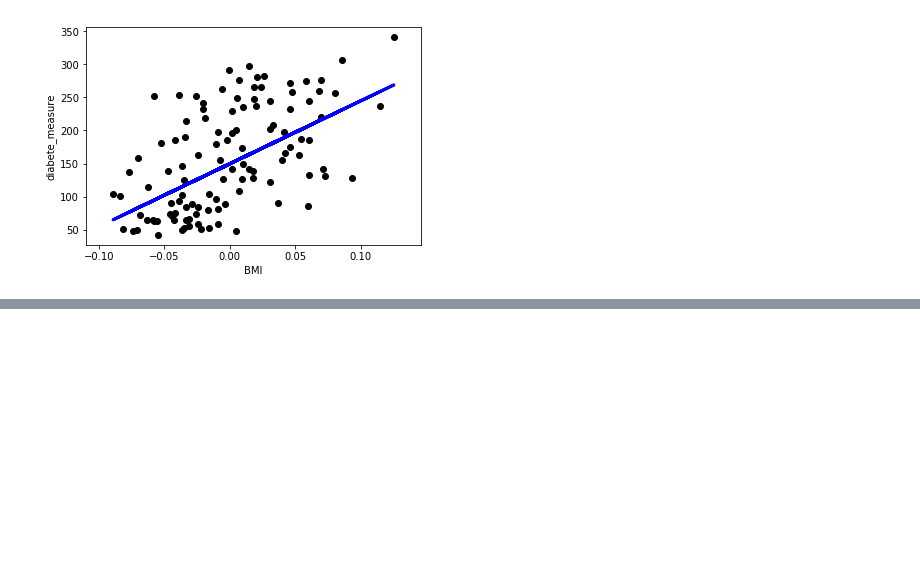
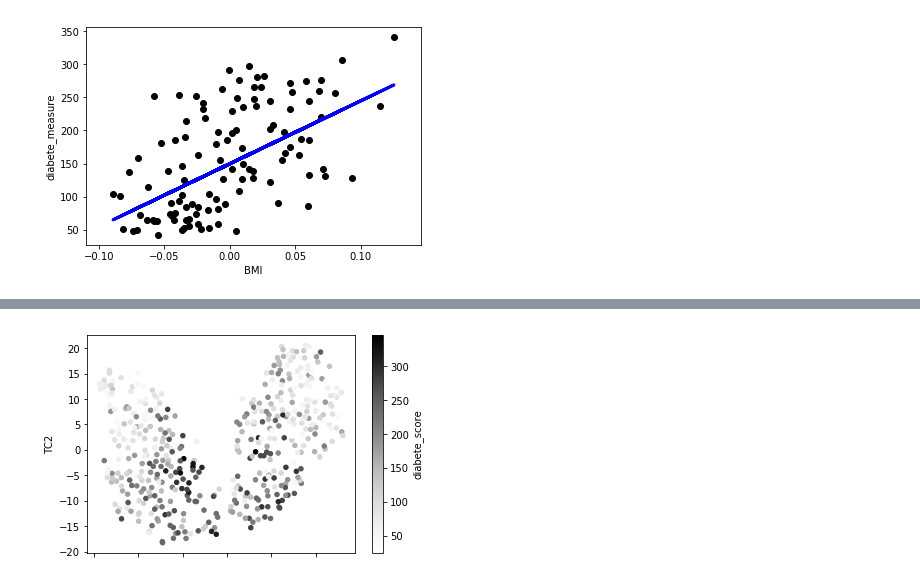
Before and after one commit to k821209/biobigdata, a Jupyter notebook: 4. ML_intro.ipynb, the cells around one changed output, grey strips where cells are left out. Saved outputs shown, nothing was run; the diff lists cells and outputs as text; code cells hidden in the pictures; blank space fills up the shorter version.

```diff
--- a/4. ML_intro.ipynb
+++ b/4. ML_intro.ipynb
@@ -185,0 +234,13 @@ plt.show()
+# %%
+tsne = TSNE(n_components=2,n_iter=2000)
+# %%
+X_tsne = tsne.fit_transform(X_all)
+# %%
+df_dia_tsne = pd.DataFrame(data=X_tsne,columns=['TC1','TC2'])
+# %%
+df_dia_tsne['diabete_score'] = diabetes.target
+# %%
+df_dia_tsne.plot(kind='scatter',x='TC1',y='TC2',c='diabete_score')
+plt.show()
+# %% [output]
+[figure, added]
```
Also changed, not shown: parts of 8 cells of this notebook.
